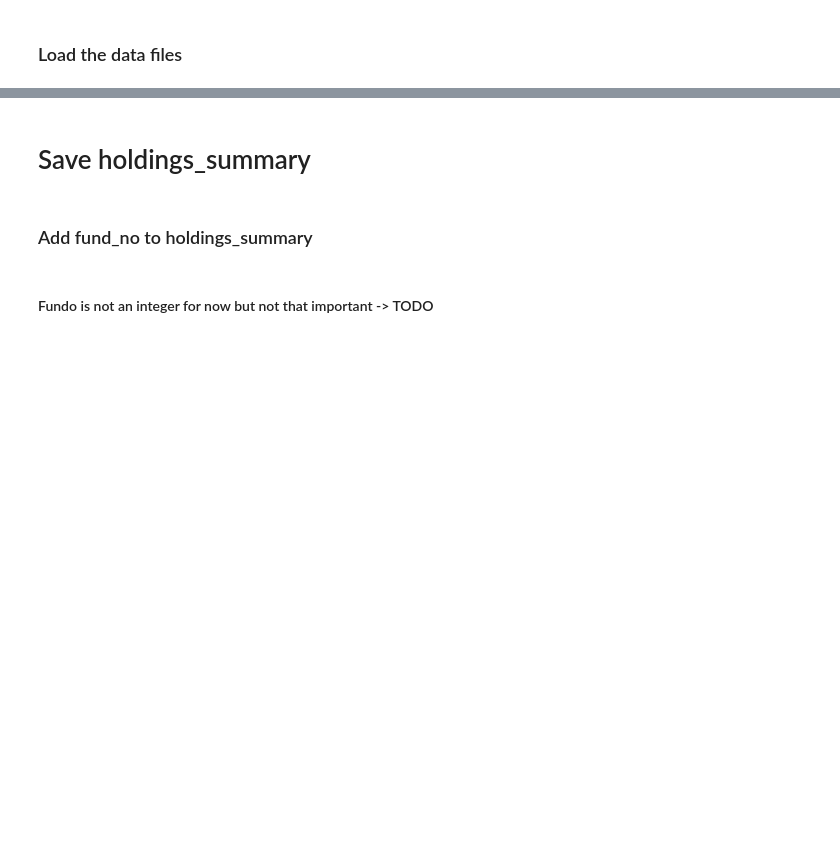
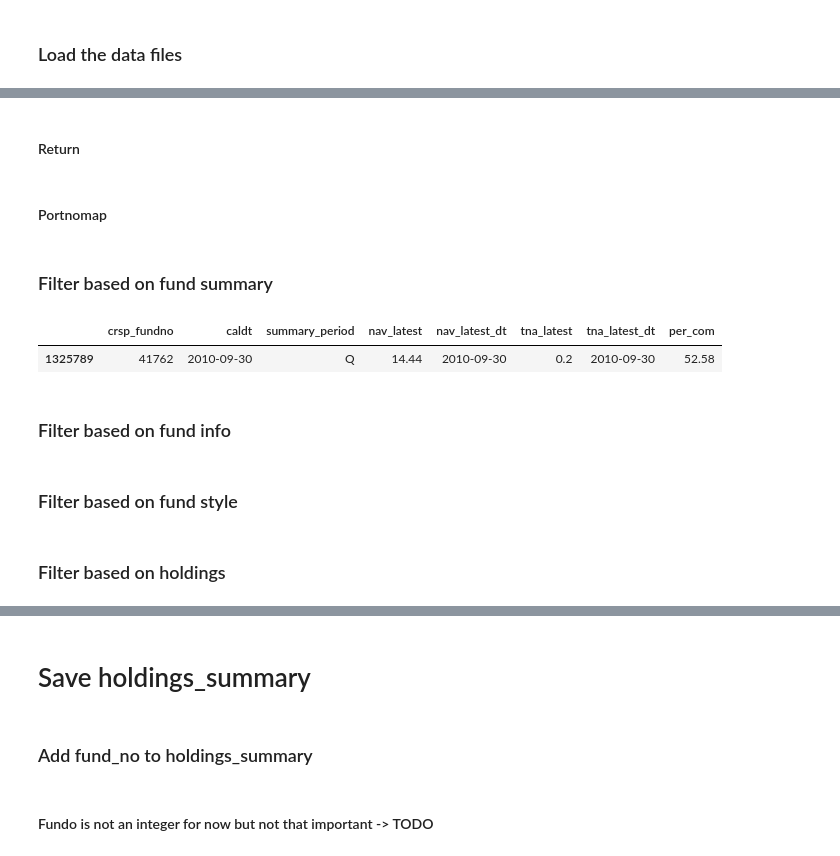
Before and after one commit to Amglex/Mutual-Funds, a Jupyter notebook: notebooks/012 - Data - Cleaning.ipynb, the cells around one changed output, grey strips where cells are left out. Drawn from its saved outputs; the diff is of its cells as text; code cells hidden in the pictures; blank space fills up the shorter version.

Commit message:
Reworked data cleaning

```diff
--- a/notebooks/012 - Data - Cleaning.ipynb
+++ b/notebooks/012 - Data - Cleaning.ipynb
@@ -268,0 +50,29 @@ KeyError: 'Y'
+# %%
+# Holdings data
+
+npz_path = '../data/interim/sparse_matrix.npz'      # Preprocessed holdings data (see notebook 011)
+holdings = sparse.load_npz(npz_path)
+
+path = '../data/interim/row_info.feather'
+row_info = feather.read_dataframe(path)
+
+path = '../data/interim/col_info.feather'
+col_info = feather.read_dataframe(path)
+
+# Fund summary data
+
+path = '../data/raw/total_summary.feather'
+fund_info = feather.read_dataframe(path)     # Downloaded from wrds
+
+path = '../data/raw/fund_summay.feather'
+fund_summary = feather.read_dataframe(path)     # Downloaded from wrds
+
+path = '../data/raw/portno_map.feather'
+portno_map = feather.read_dataframe(path)
+
+path = '../data/raw/fund_style.feather'
+fund_style = feather.read_dataframe(path)
+
+# Returns data
+path = '../data/raw/monthly_returns.feather'
+returns = feather.read_dataframe(path)   # Downloaded from wrds
@@ -268,0 +122,7 @@ KeyError: 'Y'
+# %%
+fund_summary[['crsp_fundno']] = pd.DataFrame(fund_summary[['crsp_fundno']],dtype=np.int64)
+columns = ['nav_latest','tna_latest','per_com']
+fund_summary[columns] = pd.DataFrame(fund_summary[columns],dtype=np.float64)
+
+columns = ['caldt','nav_latest_dt','tna_latest_dt']
+fund_summary[columns] = fund_summary[columns].apply(pd.to_datetime)
@@ -268,0 +145,2 @@ KeyError: 'Y'
+# %% [markdown]
+#### Return
@@ -268,0 +149,2 @@ KeyError: 'Y'
+# %% [markdown]
+#### Portnomap
@@ -268,0 +157,7 @@ KeyError: 'Y'
+# %% [markdown]
+### Filter based on fund summary
+# %%
+fund_summary.sample()
+# %% [output]
+|  | crsp_fundno | caldt | summary_period | nav_latest | nav_latest_dt | tna_latest | tna_latest_dt | per_com |
+| 1325789 | 41762 | 2010-09-30 | Q | 14.44 | 2010-09-30 | 0.2 | 2010-09-30 | 52.58 |
@@ -268,0 +189,2 @@ KeyError: 'Y'
+# %% [markdown]
+### Filter based on fund info
@@ -268,0 +193,2 @@ KeyError: 'Y'
+# %% [markdown]
+### Filter based on fund style
@@ -268,0 +197,2 @@ KeyError: 'Y'
+# %% [markdown]
+### Filter based on holdings
```
Also changed, not shown: parts of 73 cells of this notebook.
